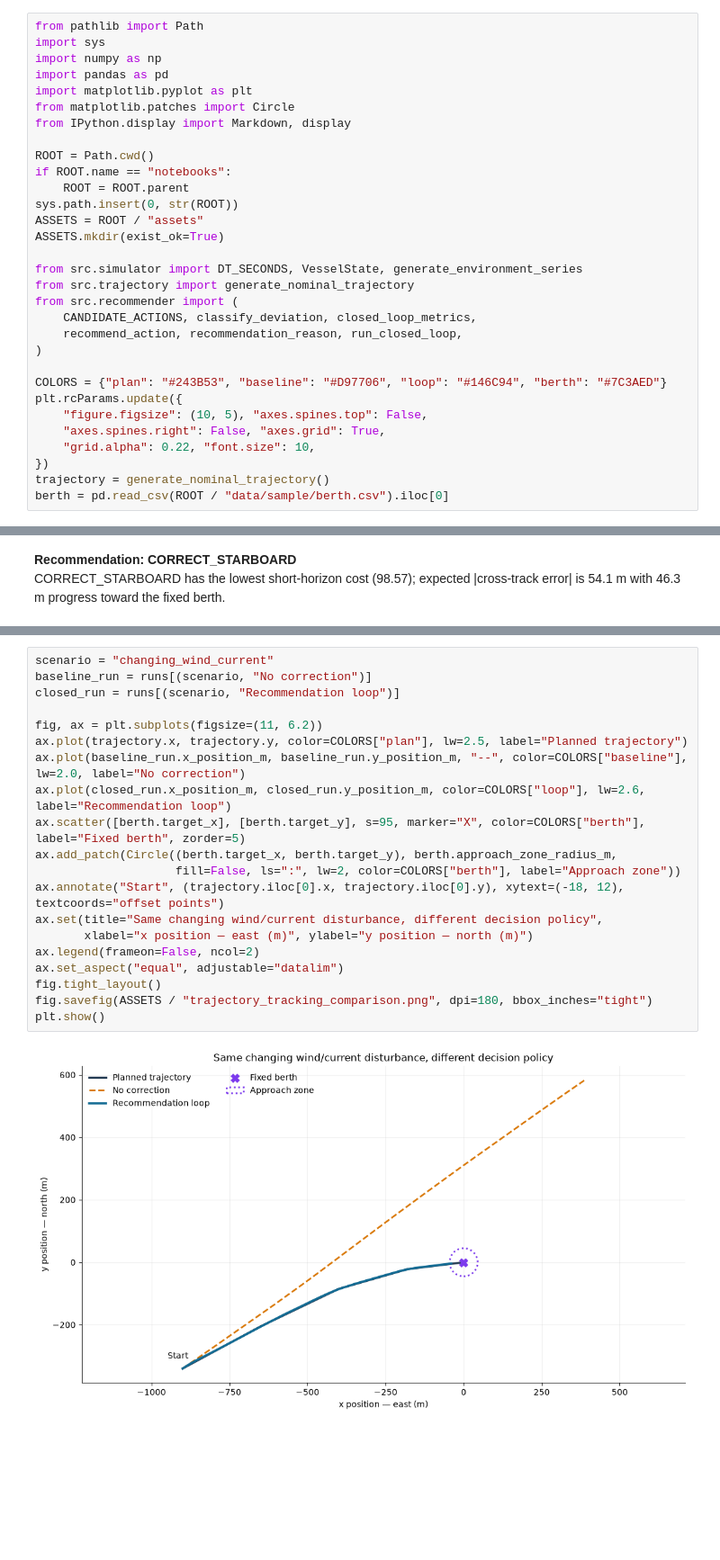
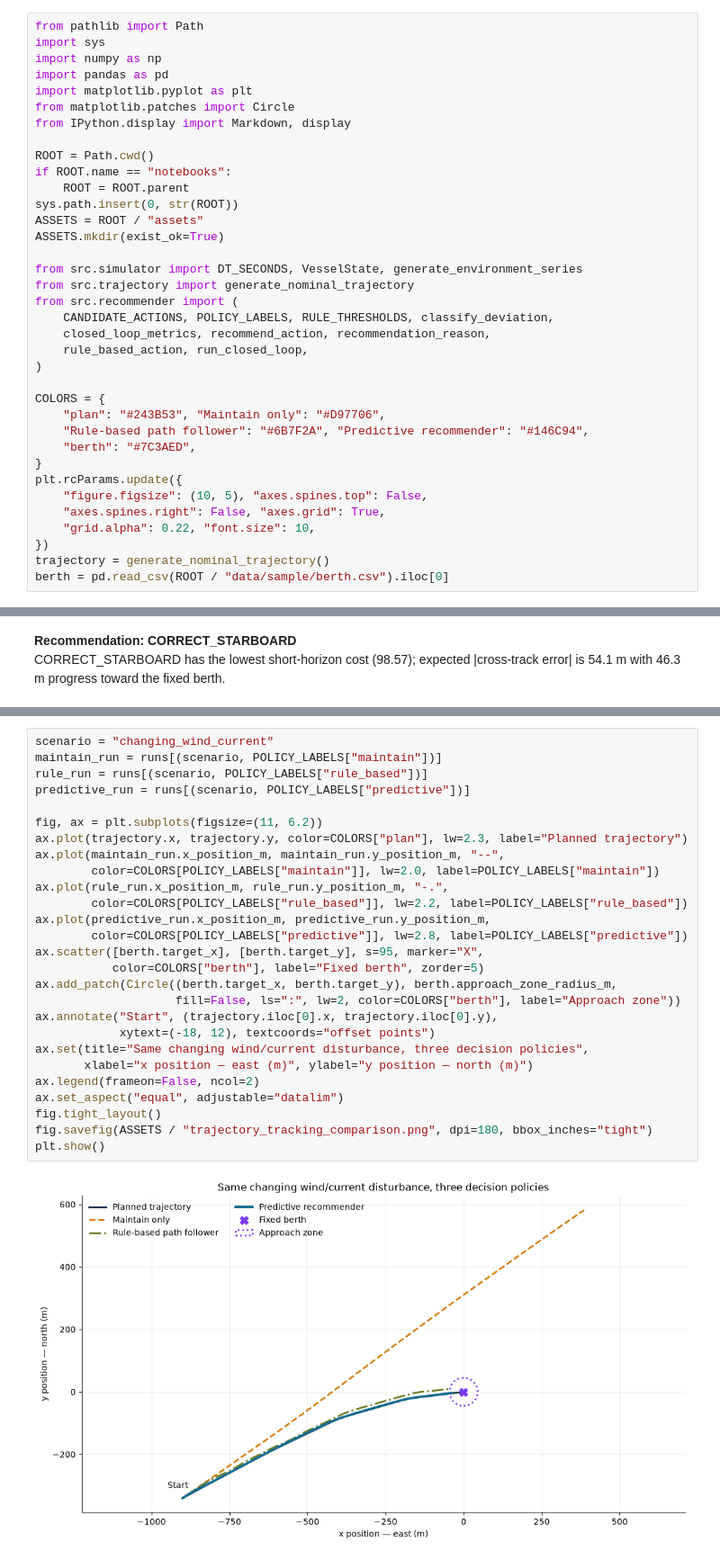
Before and after one commit to souhiab/maritime-berthing-decision-support, a Jupyter notebook: notebooks/02_closed_loop_berthing_guidance.ipynb, the cells around one changed output, grey strips where cells are left out. Shown at 90% size. Drawn from its saved outputs; the diff is of its cells as text; blank space fills up the shorter version.

```diff
--- a/notebooks/02_closed_loop_berthing_guidance.ipynb
+++ b/notebooks/02_closed_loop_berthing_guidance.ipynb
@@ -25,11 +25,16 @@ ASSETS.mkdir(exist_ok=True)
 from src.simulator import DT_SECONDS, VesselState, generate_environment_series
 from src.trajectory import generate_nominal_trajectory
 from src.recommender import (
-    CANDIDATE_ACTIONS, classify_deviation, closed_loop_metrics,
-    recommend_action, recommendation_reason, run_closed_loop,
+    CANDIDATE_ACTIONS, POLICY_LABELS, RULE_THRESHOLDS, classify_deviation,
+    closed_loop_metrics, recommend_action, recommendation_reason,
+    rule_based_action, run_closed_loop,
 )
 
-COLORS = {"plan": "#243B53", "baseline": "#D97706", "loop": "#146C94", "berth": "#7C3AED"}
+COLORS = {
+    "plan": "#243B53", "Maintain only": "#D97706",
+    "Rule-based path follower": "#6B7F2A", "Predictive recommender": "#146C94",
+    "berth": "#7C3AED",
+}
 plt.rcParams.update({
     "figure.figsize": (10, 5), "axes.spines.top": False,
     "axes.spines.right": False, "axes.grid": True,
@@ -135,23 +202,30 @@ display(metrics.round(2))
 # %%
 scenario = "changing_wind_current"
-baseline_run = runs[(scenario, "No correction")]
-closed_run = runs[(scenario, "Recommendation loop")]
+maintain_run = runs[(scenario, POLICY_LABELS["maintain"])]
+rule_run = runs[(scenario, POLICY_LABELS["rule_based"])]
+predictive_run = runs[(scenario, POLICY_LABELS["predictive"])]
 
 fig, ax = plt.subplots(figsize=(11, 6.2))
-ax.plot(trajectory.x, trajectory.y, color=COLORS["plan"], lw=2.5, label="Planned trajectory")
-ax.plot(baseline_run.x_position_m, baseline_run.y_position_m, "--", color=COLORS["baseline"], lw=2.0, label="No correction")
-ax.plot(closed_run.x_position_m, closed_run.y_position_m, color=COLORS["loop"], lw=2.6, label="Recommendation loop")
-ax.scatter([berth.target_x], [berth.target_y], s=95, marker="X", color=COLORS["berth"], label="Fixed berth", zorder=5)
+ax.plot(trajectory.x, trajectory.y, color=COLORS["plan"], lw=2.3, label="Planned trajectory")
+ax.plot(maintain_run.x_position_m, maintain_run.y_position_m, "--",
+        color=COLORS[POLICY_LABELS["maintain"]], lw=2.0, label=POLICY_LABELS["maintain"])
+ax.plot(rule_run.x_position_m, rule_run.y_position_m, "-.",
+        color=COLORS[POLICY_LABELS["rule_based"]], lw=2.2, label=POLICY_LABELS["rule_based"])
+ax.plot(predictive_run.x_position_m, predictive_run.y_position_m,
+        color=COLORS[POLICY_LABELS["predictive"]], lw=2.8, label=POLICY_LABELS["predictive"])
+ax.scatter([berth.target_x], [berth.target_y], s=95, marker="X",
+           color=COLORS["berth"], label="Fixed berth", zorder=5)
 ax.add_patch(Circle((berth.target_x, berth.target_y), berth.approach_zone_radius_m,
                     fill=False, ls=":", lw=2, color=COLORS["berth"], label="Approach zone"))
-ax.annotate("Start", (trajectory.iloc[0].x, trajectory.iloc[0].y), xytext=(-18, 12), textcoords="offset points")
-ax.set(title="Same changing wind/current disturbance, different decision policy",
+ax.annotate("Start", (trajectory.iloc[0].x, trajectory.iloc[0].y),
+            xytext=(-18, 12), textcoords="offset points")
+ax.set(title="Same changing wind/current disturbance, three decision policies",
        xlabel="x position — east (m)", ylabel="y position — north (m)")
 ax.legend(frameon=False, ncol=2)
 ax.set_aspect("equal", adjustable="datalim")
 fig.tight_layout()
 fig.savefig(ASSETS / "trajectory_tracking_comparison.png", dpi=180, bbox_inches="tight")
 plt.show()
 # %% [output]
-[figure, old version]
+[figure, new version]
 # %% [markdown]
```
Also changed, not shown: parts of 18 cells of this notebook, 6 other files.
